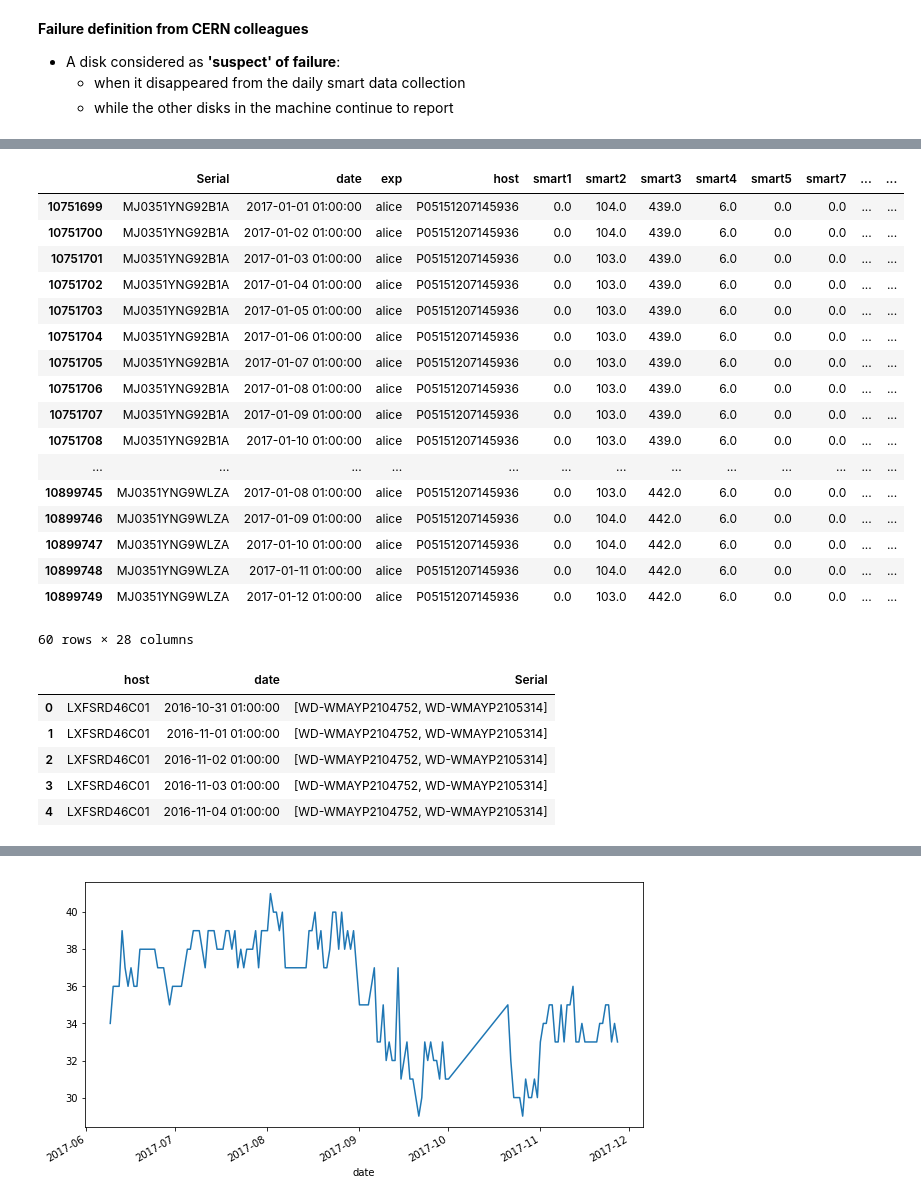
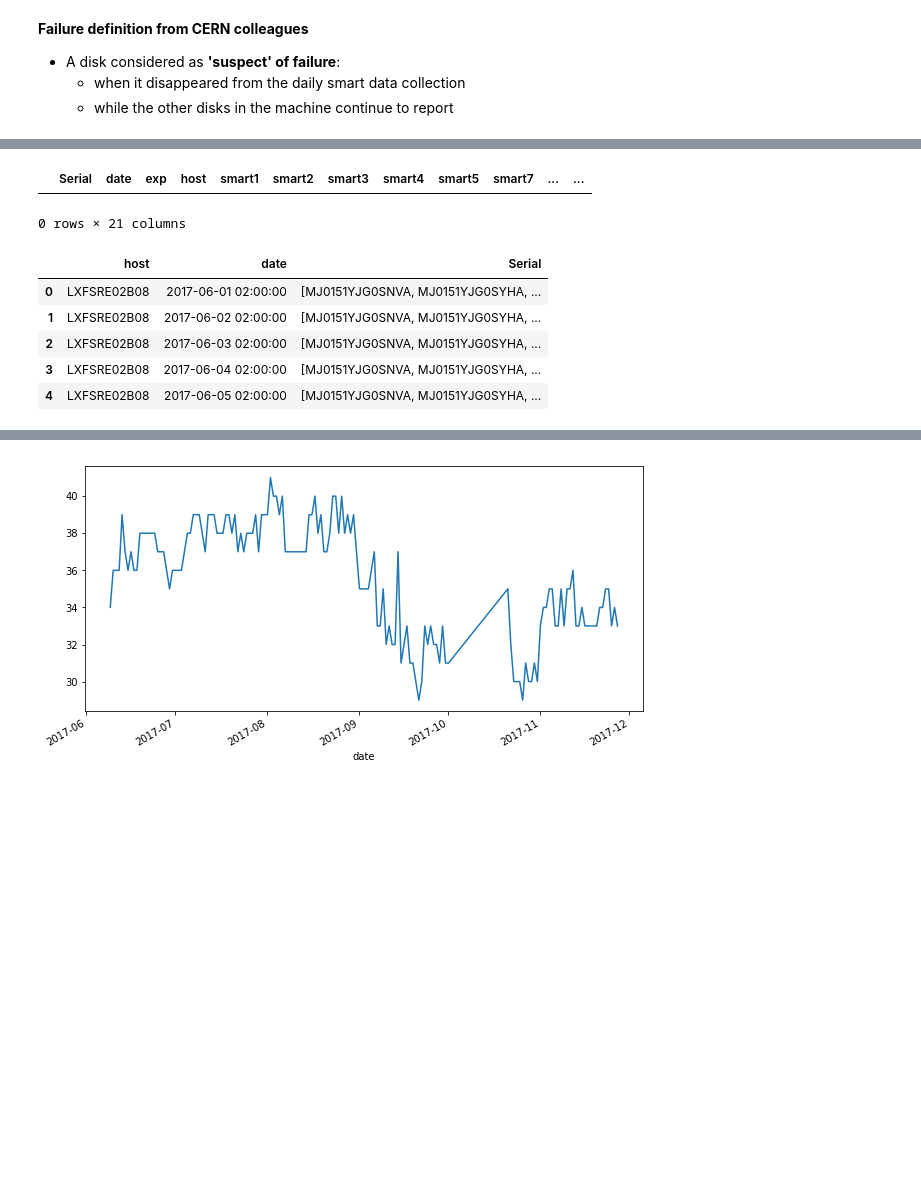
Before and after one commit to gacalheiros/hackathon, a Jupyter notebook: EDA-Baseline for Hackathon.ipynb, the cells around one changed output, grey strips where cells are left out. Drawn from its saved outputs; the diff is of its cells as text; code cells hidden in the pictures; blank space fills up the shorter version.

```diff
--- a/EDA-Baseline for Hackathon.ipynb
+++ b/EDA-Baseline for Hackathon.ipynb
@@ -423,36 +430,20 @@ plot_disk_per_host('P05151207145936') # Possible two disk failure example
 # %%
-df_host=data[(data.host == 'P05151207145936') & (data.date > '2017-01-01') & (data.date < '2017-01-16')]
+df_host=data_dropped_narrow_time[(data_dropped_narrow_time.host == 'P05151207145936') & (data_dropped_narrow_time.date > '2017-01-01') & (data_dropped_narrow_time.date < '2017-01-16')]
 df_host.groupby(['host','date']).head()
 # %% [output]
 |  | Serial | date | exp | host | smart1 | smart2 | smart3 | smart4 | smart5 | smart7 | ... | ... |
-| 10751699 | MJ0351YNG92B1A | 2017-01-01 01:00:00 | alice | P05151207145936 | 0.0 | 104.0 | 439.0 | 6.0 | 0.0 | 0.0 | ... | ... |
-| 10751700 | MJ0351YNG92B1A | 2017-01-02 01:00:00 | alice | P05151207145936 | 0.0 | 104.0 | 439.0 | 6.0 | 0.0 | 0.0 | ... | ... |
-| 10751701 | MJ0351YNG92B1A | 2017-01-03 01:00:00 | alice | P05151207145936 | 0.0 | 103.0 | 439.0 | 6.0 | 0.0 | 0.0 | ... | ... |
-| 10751702 | MJ0351YNG92B1A | 2017-01-04 01:00:00 | alice | P05151207145936 | 0.0 | 103.0 | 439.0 | 6.0 | 0.0 | 0.0 | ... | ... |
-| 10751703 | MJ0351YNG92B1A | 2017-01-05 01:00:00 | alice | P05151207145936 | 0.0 | 103.0 | 439.0 | 6.0 | 0.0 | 0.0 | ... | ... |
-| 10751704 | MJ0351YNG92B1A | 2017-01-06 01:00:00 | alice | P05151207145936 | 0.0 | 103.0 | 439.0 | 6.0 | 0.0 | 0.0 | ... | ... |
-| 10751705 | MJ0351YNG92B1A | 2017-01-07 01:00:00 | alice | P05151207145936 | 0.0 | 103.0 | 439.0 | 6.0 | 0.0 | 0.0 | ... | ... |
-| 10751706 | MJ0351YNG92B1A | 2017-01-08 01:00:00 | alice | P05151207145936 | 0.0 | 103.0 | 439.0 | 6.0 | 0.0 | 0.0 | ... | ... |
-| 10751707 | MJ0351YNG92B1A | 2017-01-09 01:00:00 | alice | P05151207145936 | 0.0 | 103.0 | 439.0 | 6.0 | 0.0 | 0.0 | ... | ... |
-| 10751708 | MJ0351YNG92B1A | 2017-01-10 01:00:00 | alice | P05151207145936 | 0.0 | 103.0 | 439.0 | 6.0 | 0.0 | 0.0 | ... | ... |
-| ... | ... | ... | ... | ... | ... | ... | ... | ... | ... | ... | ... | ... |
-| 10899745 | MJ0351YNG9WLZA | 2017-01-08 01:00:00 | alice | P05151207145936 | 0.0 | 103.0 | 442.0 | 6.0 | 0.0 | 0.0 | ... | ... |
-| 10899746 | MJ0351YNG9WLZA | 2017-01-09 01:00:00 | alice | P05151207145936 | 0.0 | 104.0 | 442.0 | 6.0 | 0.0 | 0.0 | ... | ... |
-| 10899747 | MJ0351YNG9WLZA | 2017-01-10 01:00:00 | alice | P05151207145936 | 0.0 | 104.0 | 442.0 | 6.0 | 0.0 | 0.0 | ... | ... |
-| 10899748 | MJ0351YNG9WLZA | 2017-01-11 01:00:00 | alice | P05151207145936 | 0.0 | 104.0 | 442.0 | 6.0 | 0.0 | 0.0 | ... | ... |
-| 10899749 | MJ0351YNG9WLZA | 2017-01-12 01:00:00 | alice | P05151207145936 | 0.0 | 103.0 | 442.0 | 6.0 | 0.0 | 0.0 | ... | ... |
-60 rows × 28 columns
+0 rows × 21 columns
 # %%
 # let's take subset for only possibly failed hosts
-possibly_bad_hosts_df = data[['host','Serial','date']][data.host.isin(possibly_bad_hosts.index)].groupby(['host','date'])['Serial'].apply(list).reset_index()
+possibly_bad_hosts_df = data_dropped_narrow_time[['host','Serial','date']][data_dropped_narrow_time.host.isin(possibly_bad_hosts.index)].groupby(['host','date'])['Serial'].apply(list).reset_index()
 possibly_bad_hosts_df.head()
 # %% [output]
 |  | host | date | Serial |
-| 0 | LXFSRD46C01 | 2016-10-31 01:00:00 | [WD-WMAYP2104752, WD-WMAYP2105314] |
-| 1 | LXFSRD46C01 | 2016-11-01 01:00:00 | [WD-WMAYP2104752, WD-WMAYP2105314] |
-| 2 | LXFSRD46C01 | 2016-11-02 01:00:00 | [WD-WMAYP2104752, WD-WMAYP2105314] |
-| 3 | LXFSRD46C01 | 2016-11-03 01:00:00 | [WD-WMAYP2104752, WD-WMAYP2105314] |
-| 4 | LXFSRD46C01 | 2016-11-04 01:00:00 | [WD-WMAYP2104752, WD-WMAYP2105314] |
+| 0 | LXFSRE02B08 | 2017-06-01 02:00:00 | [MJ0151YJG0SNVA, MJ0151YJG0SYHA, ... |
+| 1 | LXFSRE02B08 | 2017-06-02 02:00:00 | [MJ0151YJG0SNVA, MJ0151YJG0SYHA, ... |
+| 2 | LXFSRE02B08 | 2017-06-03 02:00:00 | [MJ0151YJG0SNVA, MJ0151YJG0SYHA, ... |
+| 3 | LXFSRE02B08 | 2017-06-04 02:00:00 | [MJ0151YJG0SNVA, MJ0151YJG0SYHA, ... |
+| 4 | LXFSRE02B08 | 2017-06-05 02:00:00 | [MJ0151YJG0SNVA, MJ0151YJG0SYHA, ... |
 # %%
 # let's find our bad drives (you can and should improve this method)
 # Added 2 and 3 as the possible disk counts to be considered.
```
Also changed, not shown: parts of 34 cells of this notebook.
